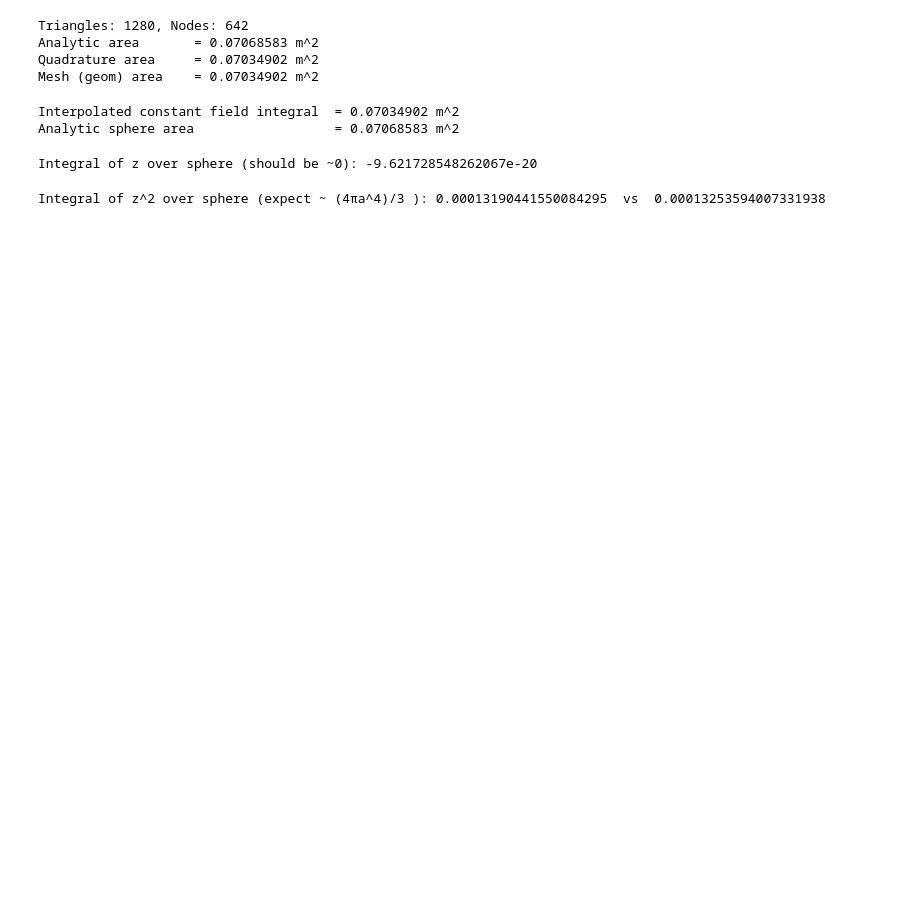
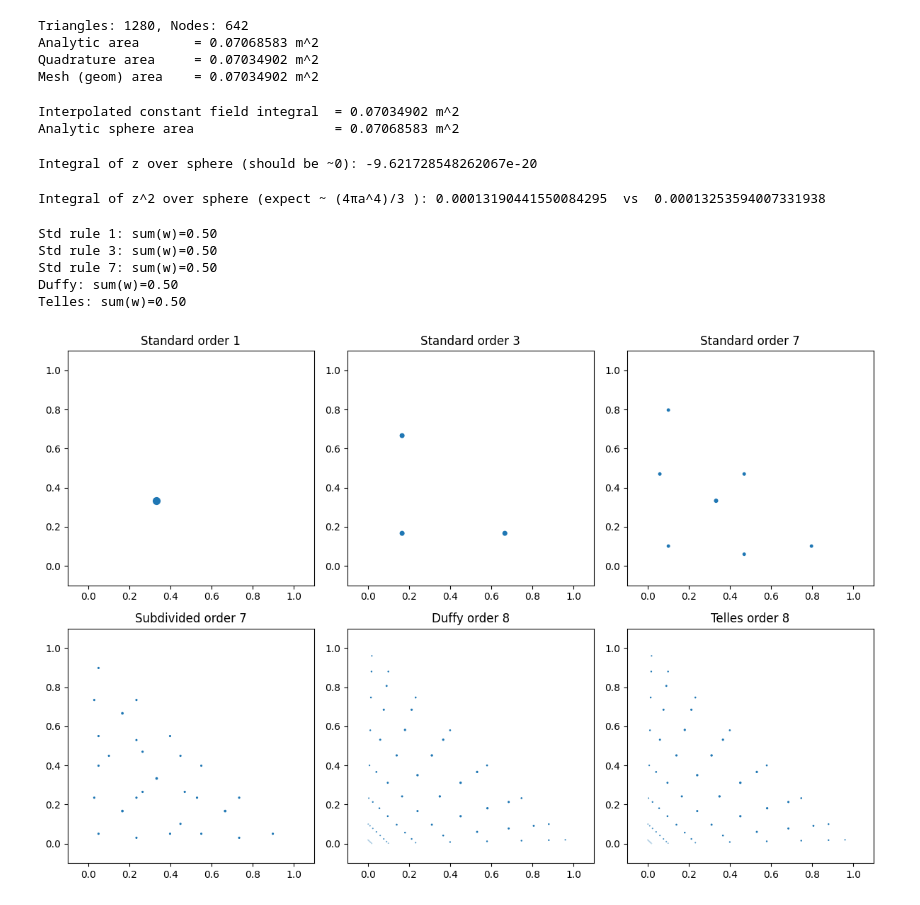
Before and after one commit to kristofcufar/Acoustic_BEM, a Jupyter notebook: dev_notebook.ipynb, the cells around one changed output. Drawn from its saved outputs; the diff is of its cells as text; code cells hidden in the pictures; blank space fills up the shorter version.

Commit message:
Added subdivision rule to quadrature module.

```diff
--- a/dev_notebook.ipynb
+++ b/dev_notebook.ipynb
@@ -143,12 +139,67 @@ Integral of z^2 over sphere (expect ~ (4πa^4)/3 ): 0.00013190441550084295  vs
 # 1) standard rules sum to 0.5
 for o in (1,3,7):
     _, w = standard_triangle_quad(o)
-    assert np.isclose(w.sum(), 0.5), f"Std rule {o}: sum(w)={w.sum()}"
+    print(f"Std rule {o}: sum(w)={w.sum():.2f}")
 
 # 2) duffy sum is 0.5
 _, w = duffy_rule(8)
-assert np.isclose(w.sum(), 0.5, rtol=1e-12), f"Duffy: sum(w)={w.sum()}"
+print(f"Duffy: sum(w)={w.sum():.2f}")
 
 # 3) telles sum is 0.5
 _, w = telles_rule(u_star=0.2, v_star=0.3, n_leg=8)
-assert np.isclose(w.sum(), 0.5, rtol=1e-10), f"Telles: sum(w)={w.sum()}"
+print(f"Telles: sum(w)={w.sum():.2f}")
+# %% [output]
+Std rule 1: sum(w)=0.50
+Std rule 3: sum(w)=0.50
+Std rule 7: sum(w)=0.50
+Duffy: sum(w)=0.50
+Telles: sum(w)=0.50
+# %%
+pts_1, w_1 = standard_triangle_quad(order=1)
+pts_3, w_3 = standard_triangle_quad(order=3)
+pts_7, w_7 = standard_triangle_quad(order=7)
+pts_sub, w_sub = subdivide_triangle_quad(xi_eta=pts_7, weights=w_7, levels=1)
+pts_duffy, w_duffy = duffy_rule(8)
+pts_telles, w_telles = telles_rule(u_star=0.2, v_star=0.3, n_leg=8)
+
+plt.subplots(2,3, figsize=(12,8))
+
+plt.subplot(2, 3, 1)
+plt.scatter(pts_1[:,0], pts_1[:,1], s=100*w_1, c='C0')
+plt.xlim(-0.1,1.1)
+plt.ylim(-0.1,1.1)
+plt.title("Standard order 1")
+
+plt.subplot(2, 3, 2)
+plt.scatter(pts_3[:,0], pts_3[:,1], s=100*w_3, c='C0')
+plt.xlim(-0.1,1.1)
+plt.ylim(-0.1,1.1)
+plt.title("Standard order 3")
+
+plt.subplot(2, 3, 3)
+plt.scatter(pts_7[:,0], pts_7[:,1], s=100*w_7, c='C0')
+plt.xlim(-0.1,1.1)
+plt.ylim(-0.1,1.1)
+plt.title("Standard order 7")
+
+plt.subplot(2, 3, 4)
+plt.scatter(pts_sub[:,0], pts_sub[:,1], s=100*w_sub, c='C0')
+plt.xlim(-0.1,1.1)
+plt.ylim(-0.1,1.1)
+plt.title("Subdivided order 7")
+
+plt.subplot(2, 3, 5)
+plt.scatter(pts_duffy[:,0], pts_duffy[:,1], s=100*w_duffy, c='C0')
+plt.xlim(-0.1,1.1)
+plt.ylim(-0.1,1.1)
+plt.title("Duffy order 8")
+
+plt.subplot(2, 3, 6)
+plt.scatter(pts_telles[:,0], pts_telles[:,1], s=100*w_telles, c='C0')
+plt.xlim(-0.1,1.1)
+plt.ylim(-0.1,1.1)
+plt.title("Telles order 8")
+plt.tight_layout()
+plt.show()
+# %% [output]
+[figure, added]
```
Also changed, not shown: parts of 3 cells of this notebook, 1 other file.
